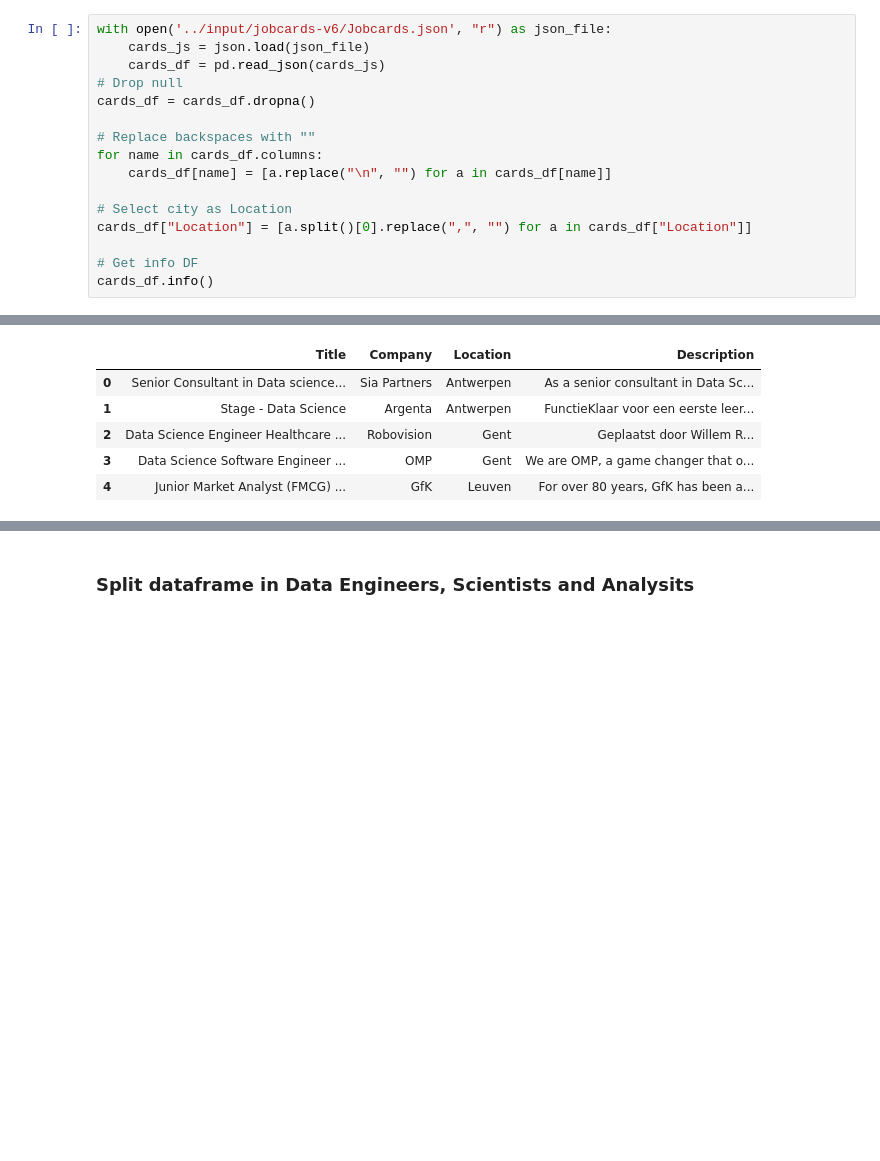
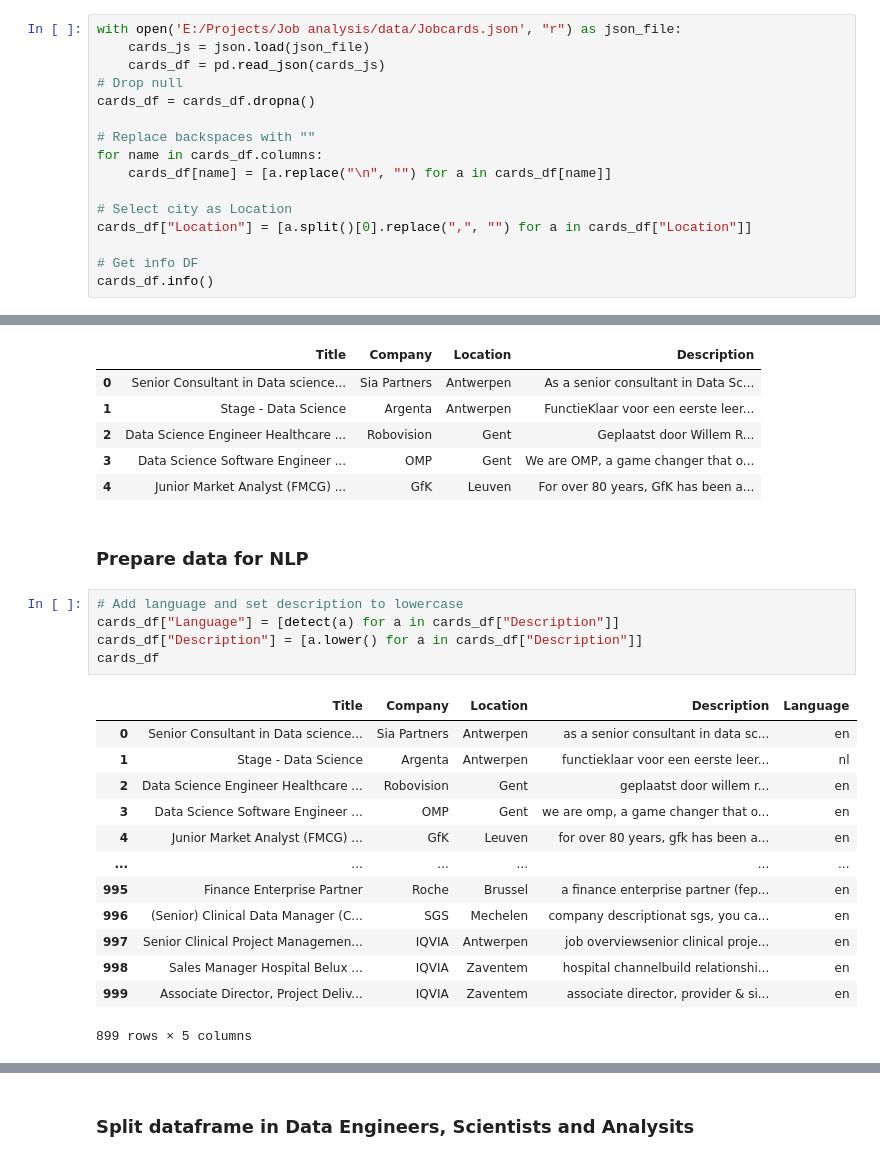
Before and after one commit to MaartenVandenhof-r0613805/Job-analysis, a Jupyter notebook: notebooks/linkedin-data-science-job-analysis-belgium.ipynb, the cells around one changed output, grey strips where cells are left out. Drawn from its saved outputs; the diff is of its cells as text; blank space fills up the shorter version.

```diff
--- a/notebooks/linkedin-data-science-job-analysis-belgium.ipynb
+++ b/notebooks/linkedin-data-science-job-analysis-belgium.ipynb
@@ -7,7 +12,7 @@ import matplotlib.pyplot as plt
 ### Open JSON File
 Clean json data
 # %%
-with open('../input/jobcards-v6/Jobcards.json', "r") as json_file:
+with open('E:/Projects/Job analysis/data/Jobcards.json', "r") as json_file:
     cards_js = json.load(json_file)
     cards_df = pd.read_json(cards_js)
 # Drop null
@@ -44,3 +49,24 @@ cards_df.head()
 | 2 | Data Science Engineer Healthcare ... | Robovision | Gent | Geplaatst door Willem R... |
 | 3 | Data Science Software Engineer ... | OMP | Gent | We are OMP, a game changer that o... |
 | 4 | Junior Market Analyst (FMCG) ... | GfK | Leuven | For over 80 years, GfK has been a... |
+# %% [markdown]
+### Prepare data for NLP
+# %%
+# Add language and set description to lowercase
+cards_df["Language"] = [detect(a) for a in cards_df["Description"]]
+cards_df["Description"] = [a.lower() for a in cards_df["Description"]]
+cards_df
+# %% [output]
+|  | Title | Company | Location | Description | Language |
+| 0 | Senior Consultant in Data science... | Sia Partners | Antwerpen | as a senior consultant in data sc... | en |
+| 1 | Stage - Data Science | Argenta | Antwerpen | functieklaar voor een eerste leer... | nl |
+| 2 | Data Science Engineer Healthcare ... | Robovision | Gent | geplaatst door willem r... | en |
+| 3 | Data Science Software Engineer ... | OMP | Gent | we are omp, a game changer that o... | en |
+| 4 | Junior Market Analyst (FMCG) ... | GfK | Leuven | for over 80 years, gfk has been a... | en |
+| ... | ... | ... | ... | ... | ... |
+| 995 | Finance Enterprise Partner | Roche | Brussel | a finance enterprise partner (fep... | en |
+| 996 | (Senior) Clinical Data Manager (C... | SGS | Mechelen | company descriptionat sgs, you ca... | en |
+| 997 | Senior Clinical Project Managemen... | IQVIA | Antwerpen | job overviewsenior clinical proje... | en |
+| 998 | Sales Manager Hospital Belux ... | IQVIA | Zaventem | hospital channelbuild relationshi... | en |
+| 999 | Associate Director, Project Deliv... | IQVIA | Zaventem | associate director, provider & si... | en |
+899 rows × 5 columns
```
Also changed, not shown: parts of 17 cells of this notebook.
